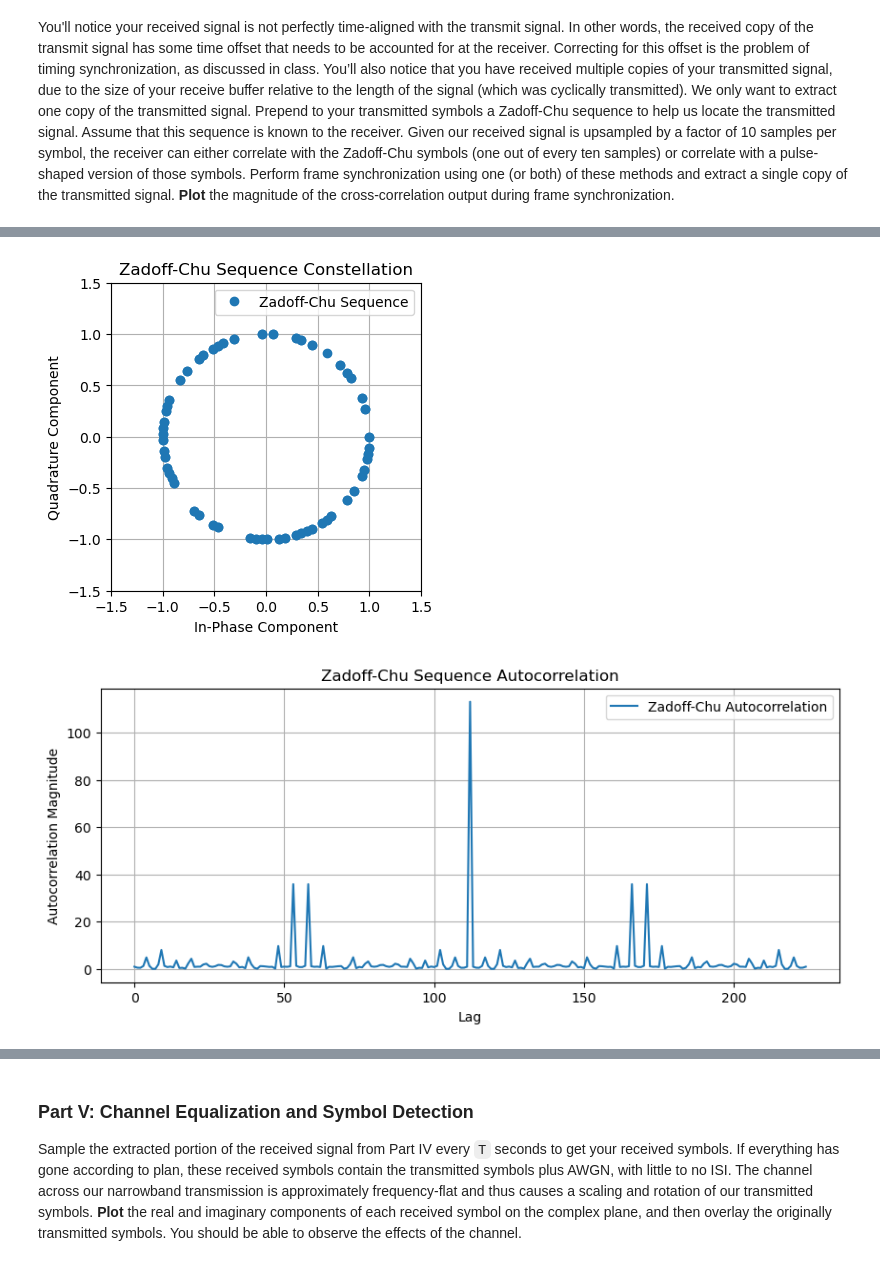
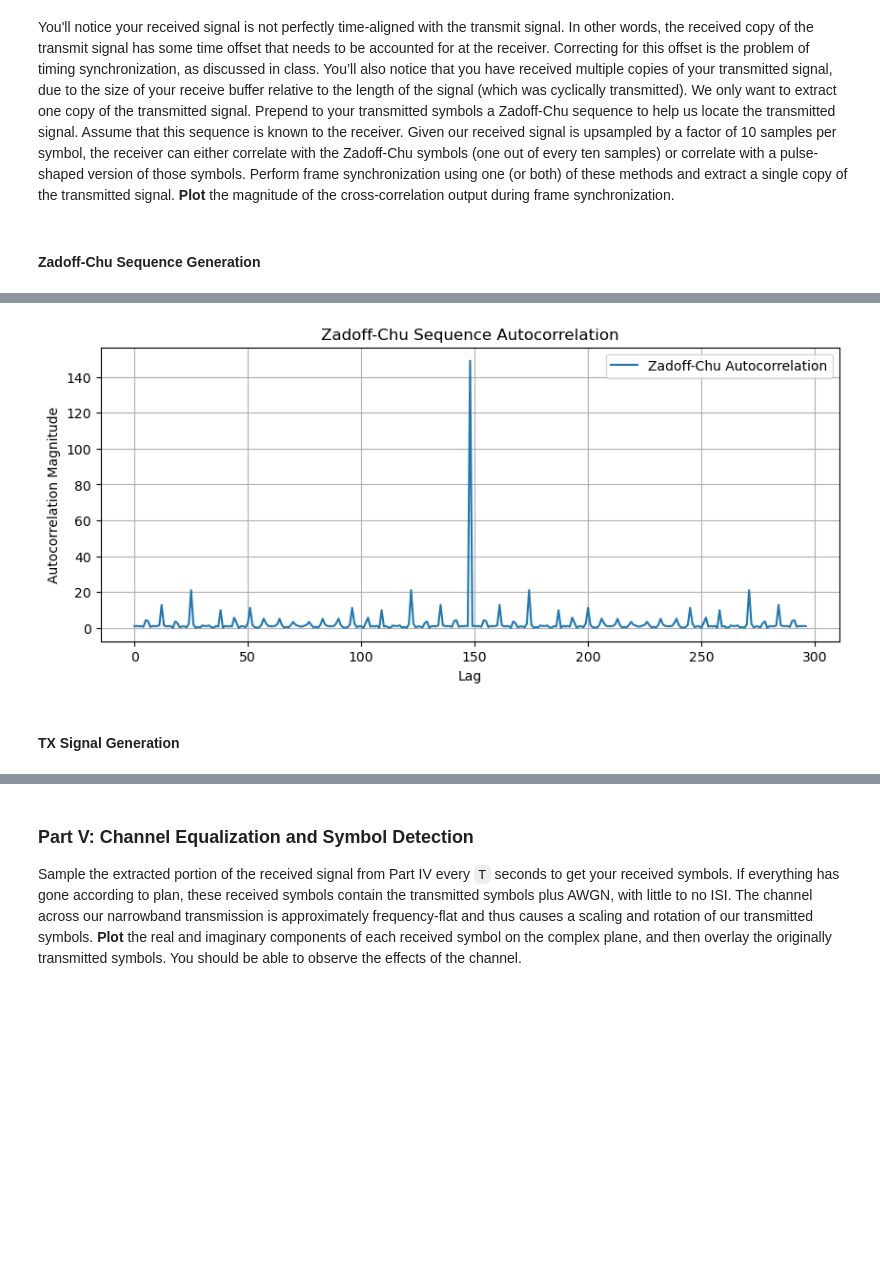
Before and after one commit to bry4b/ee-230b, a Jupyter notebook: lab3.ipynb, the cells around one changed output, grey strips where cells are left out. Drawn from its saved outputs; the diff is of its cells as text; code cells hidden in the pictures; blank space fills up the shorter version.

```diff
--- a/lab3.ipynb
+++ b/lab3.ipynb
@@ -306,22 +258,12 @@ plt.show()
 ### Part IV: Frame Synchronization
 
 You'll notice your received signal is not perfectly time-aligned with the transmit signal. In other words, the received copy of the transmit signal has some time offset that needs to be accounted for at the receiver. Correcting for this offset is the problem of timing synchronization, as discussed in class. You’ll also notice that you have received multiple copies of your transmitted signal, due to the size of your receive buffer relative to the length of the signal (which was cyclically transmitted). We only want to extract one copy of the transmitted signal. Prepend to your transmitted symbols a Zadoff-Chu sequence to help us locate the transmitted signal. Assume that this sequence is known to the receiver. Given our received signal is upsampled by a factor of 10 samples per symbol, the receiver can either correlate with the Zadoff-Chu symbols (one out of every ten samples) or correlate with a pulse-shaped version of those symbols. Perform frame synchronization using one (or both) of these methods and extract a single copy of the transmitted signal. **Plot** the magnitude of the cross-correlation output during frame synchronization.
+# %% [markdown]
+#### Zadoff-Chu Sequence Generation
 # %%
 # Generate Zadoff-Chu sequence
-N_zc = 113 # Length of Zadoff-Chu sequence
-zc_sequence = gen_zadoff_chu_sequence(N_zc, 23)
-
-# Visualize Zadoff-Chu sequence
-plt.figure(figsize=(4, 4))
-plt.plot(np.real(zc_sequence), np.imag(zc_sequence), 'o', label='Zadoff-Chu Sequence')
-plt.title("Zadoff-Chu Sequence Constellation")
-plt.xlabel("In-Phase Component")
-plt.ylabel("Quadrature Component")
-plt.grid(True)
-plt.xlim(-1.5, 1.5)
-plt.ylim(-1.5, 1.5)
-plt.legend()
-plt.show()
+N_zc = 150 # Length of Zadoff-Chu sequence
+N_zc, zc_sequence = gen_zadoff_chu_sequence(N_zc, 23)
 
 # Visualize Zadoff-Chu autocorrelation
 plt.figure(figsize=(10, 4))
@@ -336,4 +279,5 @@ plt.show()
-[figure, old version]
+[figure, new version]
-[figure, removed]
+# %% [markdown]
+#### TX Signal Generation
 # %%
 # Generate TX signal with Zadoff-Chu sequence
```
Also changed, not shown: parts of 51 cells of this notebook, 5 other files.
